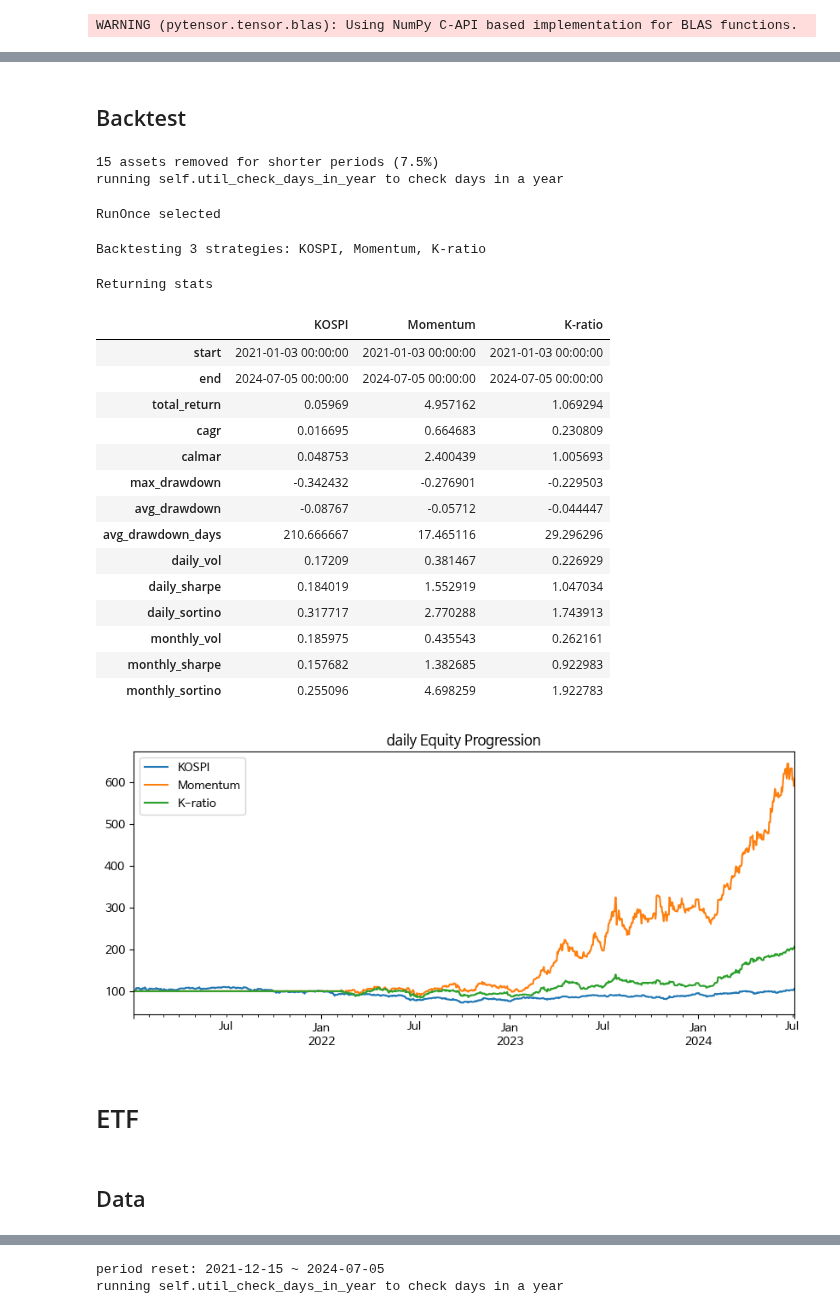
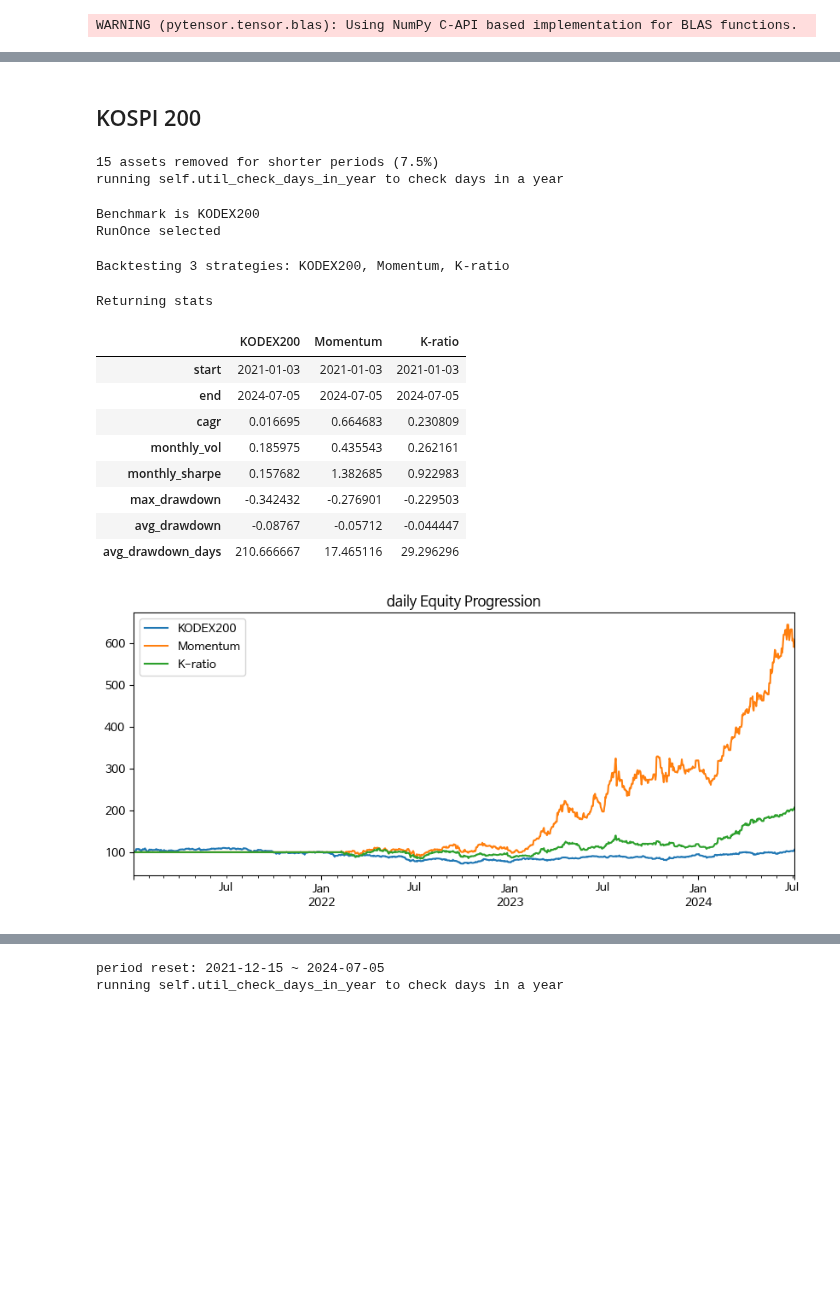
Before and after one commit to lbk209/portfolio, a Jupyter notebook: Asset_Management.ipynb, the cells around one changed output, grey strips where cells are left out. Drawn from its saved outputs; the diff is of its cells as text; code cells hidden in the pictures; blank space fills up the shorter version.

```diff
--- a/Asset_Management.ipynb
+++ b/Asset_Management.ipynb
@@ -20,7 +18,6 @@ days_in_year = 246
 # %%
 k200 = DataManager(
-    file = 'kospi200_prices_240705.csv',
-    #file = 'kospi200_prices_240707l.csv',
+    file = 'kospi200_prices_240708.csv',
     universe = 'KOSPI200',
     path = path_data
 )
@@ -35,0 +35,3 @@ df_prices updated
+# %%
+df_k200 = k200.df_prices
+assetnames_k200 = k200.get_names()
@@ -36,21 +71,21 @@ df_prices updated
 # %% [markdown]
-## Backtest
+## KOSPI 200
 # %%
 kwargs_bm = dict(
     initial_capital = 10000000,
     commissions = 0,
     align_axis = 1,
-    days_in_year = days_in_year
+    days_in_year = 246,
+    asset_names = assetnames_k200
 )
-bm = BacktestManager(k200.df_prices, **kwargs_bm)
+bm = BacktestManager(df_k200, **kwargs_bm)
 # %% [output]
 15 assets removed for shorter periods (7.5%)
 running self.util_check_days_in_year to check days in a year
 # %%
-name, ticker = 'KOSPI', '069500'
-df_kospi = bm.util_import_data(ticker, name=name)
-bm.benchmark(df_kospi)
+bm.benchmark_ticker()
 # %% [output]
+Benchmark is KODEX200
 RunOnce selected
 # %%
 kwargs_build = dict(
@@ -67,27 +102,17 @@ kwargs_build = dict(
 )
 bm.build(**kwargs_build)
 # %%
-bm.run(figsize=(10,4))
+bm.run(figsize=(10,4), metrics=metrics2)
 # %% [output]
-Backtesting 3 strategies: KOSPI, Momentum, K-ratio
+Backtesting 3 strategies: KODEX200, Momentum, K-ratio
 Returning stats
-|  | KOSPI | Momentum | K-ratio |
-| start | 2021-01-03 00:00:00 | 2021-01-03 00:00:00 | 2021-01-03 00:00:00 |
-| end | 2024-07-05 00:00:00 | 2024-07-05 00:00:00 | 2024-07-05 00:00:00 |
-| total_return | 0.05969 | 4.957162 | 1.069294 |
+|  | KODEX200 | Momentum | K-ratio |
+| start | 2021-01-03 | 2021-01-03 | 2021-01-03 |
+| end | 2024-07-05 | 2024-07-05 | 2024-07-05 |
 | cagr | 0.016695 | 0.664683 | 0.230809 |
-| calmar | 0.048753 | 2.400439 | 1.005693 |
+| monthly_vol | 0.185975 | 0.435543 | 0.262161 |
+| monthly_sharpe | 0.157682 | 1.382685 | 0.922983 |
 | max_drawdown | -0.342432 | -0.276901 | -0.229503 |
 | avg_drawdown | -0.08767 | -0.05712 | -0.044447 |
 | avg_drawdown_days | 210.666667 | 17.465116 | 29.296296 |
-| daily_vol | 0.17209 | 0.381467 | 0.226929 |
-| daily_sharpe | 0.184019 | 1.552919 | 1.047034 |
-| daily_sortino | 0.317717 | 2.770288 | 1.743913 |
-| monthly_vol | 0.185975 | 0.435543 | 0.262161 |
-| monthly_sharpe | 0.157682 | 1.382685 | 0.922983 |
-| monthly_sortino | 0.255096 | 4.698259 | 1.922783 |
-[figure, old version]
+[figure, new version]
-# %% [markdown]
-# ETF
-# %% [markdown]
-## Data
```
Also changed, not shown: parts of 36 cells of this notebook, 1 other file.
